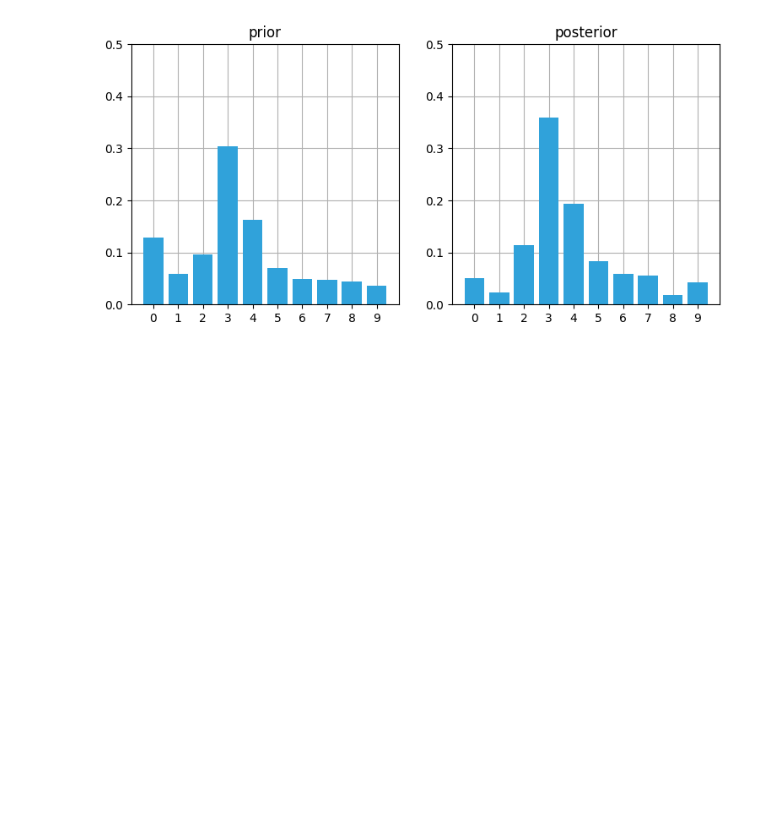
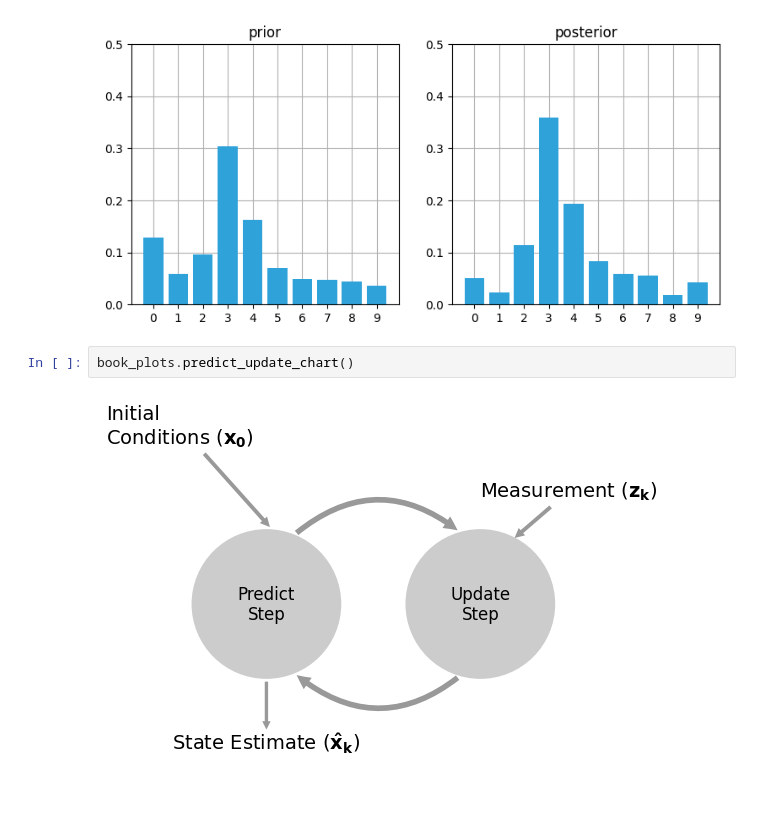
Before and after one commit to styuk/Time-Seriese, a Jupyter notebook: python/filter/bayesfilter_2.ipynb, the cells around one changed output. Drawn from its saved outputs; the diff is of its cells as text; blank space fills up the shorter version.

```diff
--- a/python/filter/bayesfilter_2.ipynb
+++ b/python/filter/bayesfilter_2.ipynb
@@ -288,3 +288,7 @@ posterior = update(likelihood, prior)
 book_plots.plot_prior_vs_posterior(prior, posterior, ylim=(0, .5))
 # %% [output]
 [figure]
+# %%
+book_plots.predict_update_chart()
+# %% [output]
+[figure, added]
```
Also changed, not shown: parts of 3 cells of this notebook.
